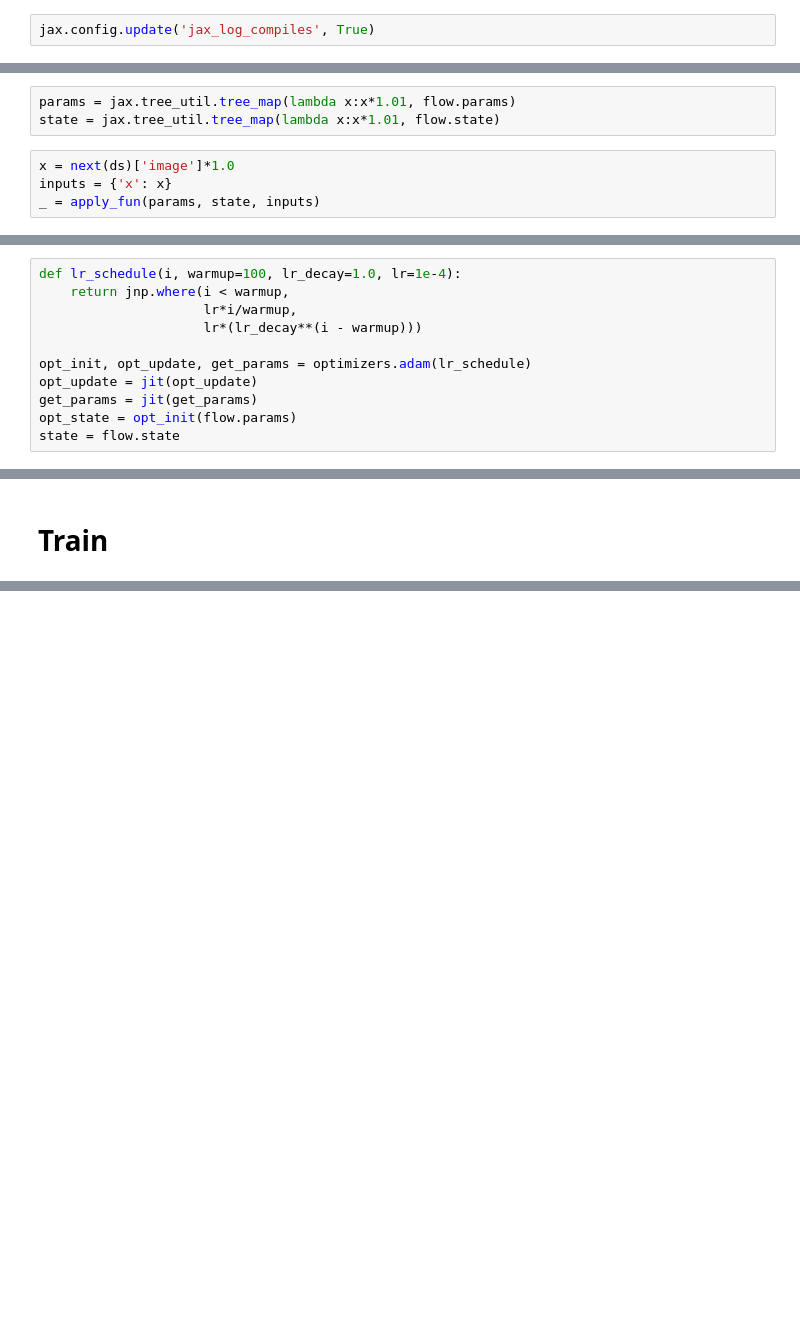
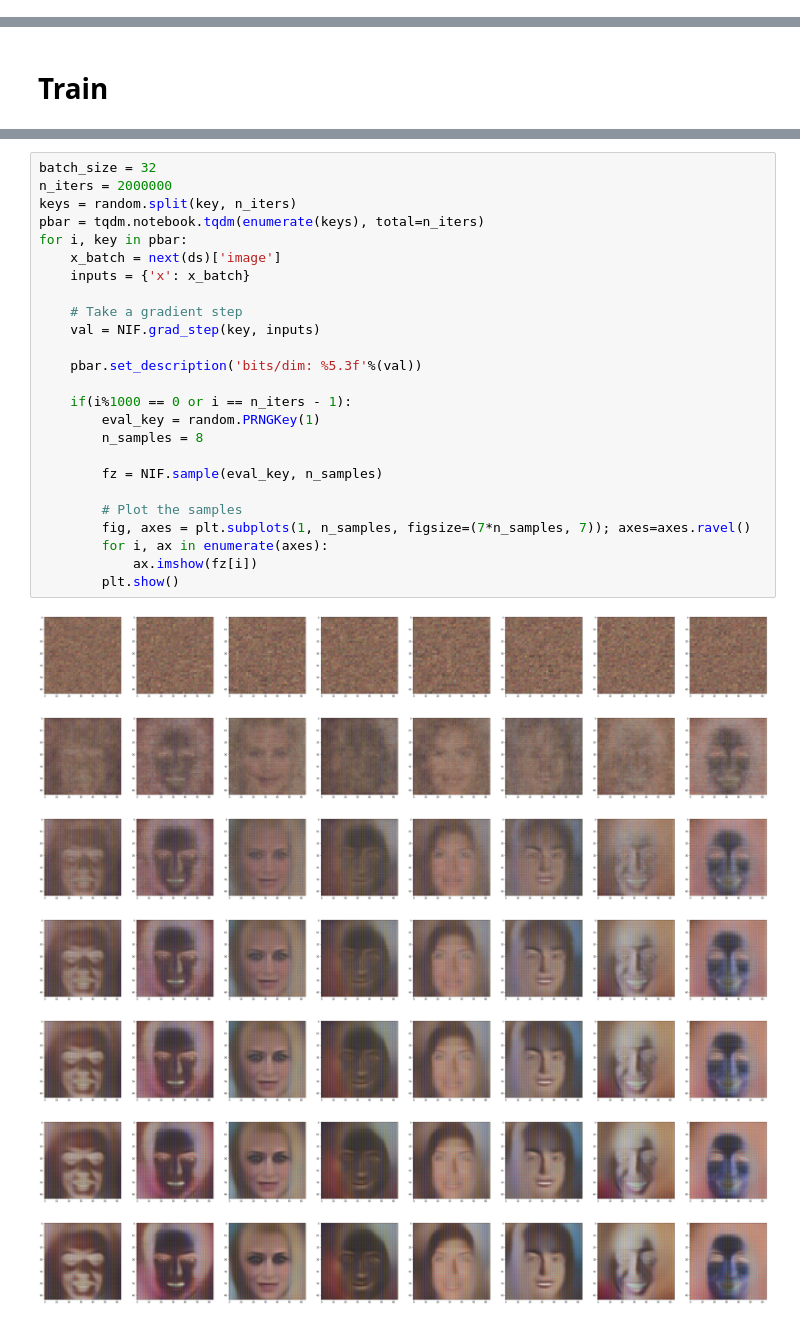
Before and after one commit to Information-Fusion-Lab-Umass/NuX, a Jupyter notebook: notebooks/GLOW.ipynb, the cells around one changed output, grey strips where cells are left out. Cells and saved outputs as stored; diff of their text form; blank space fills up the shorter version.

```diff
--- a/notebooks/GLOW.ipynb
+++ b/notebooks/GLOW.ipynb
@@ -25,6 +18,4 @@ import tqdm
 from functools import partial
 import src.util as util
 import matplotlib.pyplot as plt
-# %%
-jax.config.update('jax_log_compiles', True)
 # %% [markdown]
@@ -136,7 +81,0 @@ _ = apply_fun(flow.params, flow.state, inputs)
-# %%
-params = jax.tree_util.tree_map(lambda x:x*1.01, flow.params)
-state = jax.tree_util.tree_map(lambda x:x*1.01, flow.state)
-# %%
-x = next(ds)['image']*1.0
-inputs = {'x': x}
-_ = apply_fun(params, state, inputs)
@@ -156,11 +102,0 @@ valgrad = jit(valgrad)
-# %%
-def lr_schedule(i, warmup=100, lr_decay=1.0, lr=1e-4):
-    return jnp.where(i < warmup,
-                     lr*i/warmup,
-                     lr*(lr_decay**(i - warmup)))
-
-opt_init, opt_update, get_params = optimizers.adam(lr_schedule)
-opt_update = jit(opt_update)
-get_params = jit(get_params)
-opt_state = opt_init(flow.params)
-state = flow.state
@@ -221,0 +158,33 @@ WARNING:absl:Compiling solve for args (ShapedArray(float32[12,12]), ShapedArray(
+# %%
+batch_size = 32
+n_iters = 2000000
+keys = random.split(key, n_iters)
+pbar = tqdm.notebook.tqdm(enumerate(keys), total=n_iters)
+for i, key in pbar:
+    x_batch = next(ds)['image']
+    inputs = {'x': x_batch}
+
+    # Take a gradient step
+    val = NIF.grad_step(key, inputs)
+
+    pbar.set_description('bits/dim: %5.3f'%(val))
+
+    if(i%1000 == 0 or i == n_iters - 1):
+        eval_key = random.PRNGKey(1)
+        n_samples = 8
+
+        fz = NIF.sample(eval_key, n_samples)
+
+        # Plot the samples
+        fig, axes = plt.subplots(1, n_samples, figsize=(7*n_samples, 7)); axes=axes.ravel()
+        for i, ax in enumerate(axes):
+            ax.imshow(fz[i])
+        plt.show()
+# %% [output]
+[figure, added]
+[figure, added]
+[figure, added]
+[figure, added]
+[figure, added]
+[figure, added]
+[figure, added]
```
Also changed, not shown: parts of 18 cells of this notebook, 2 other files.
